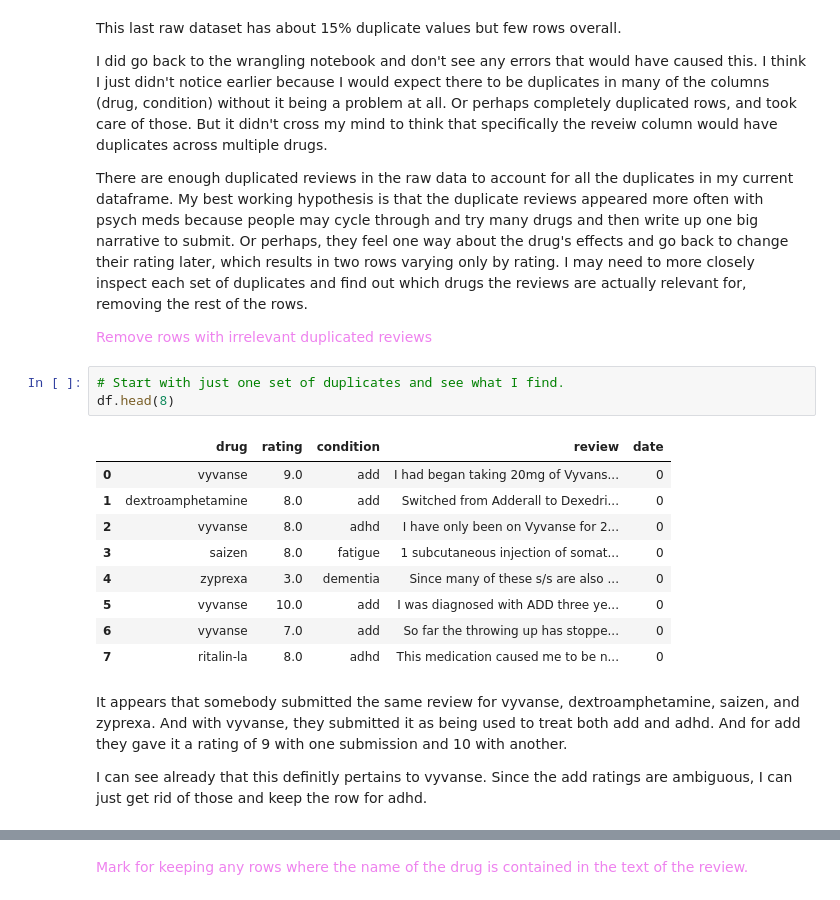
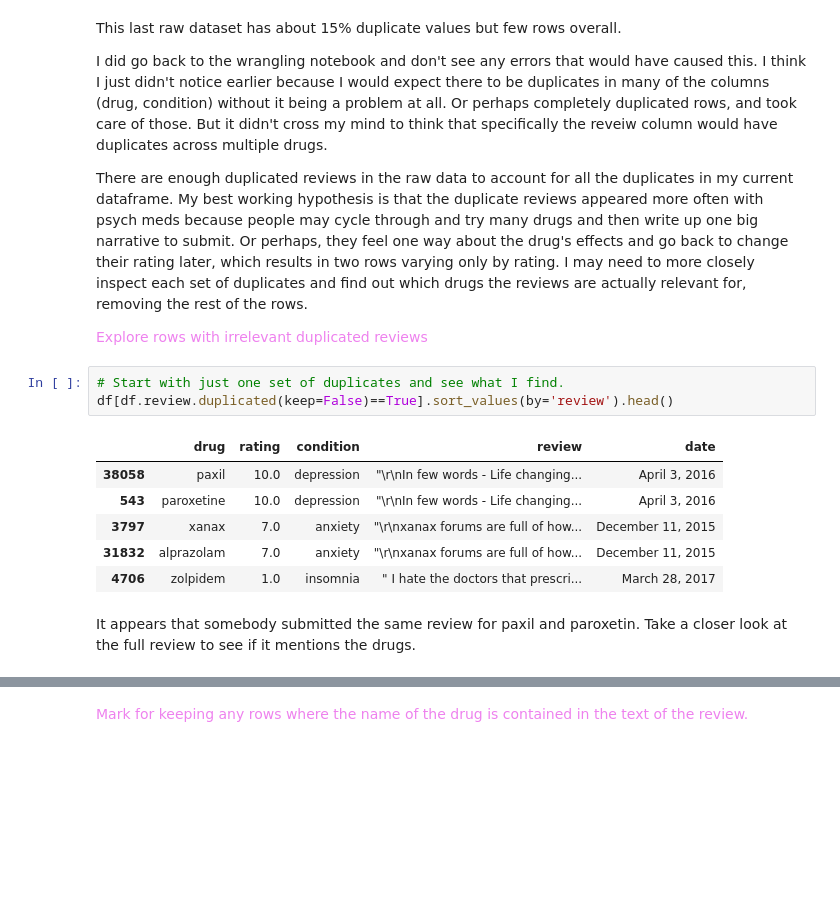
Before and after one commit to fractaldatalearning/psychedelic_efficacy, a Jupyter notebook: notebooks/2-kl-wrangle_duplicates.ipynb, the cells around one changed output, grey strips where cells are left out. Drawn from its saved outputs; the diff is of its cells as text; blank space fills up the shorter version.

```diff
--- a/notebooks/2-kl-wrangle_duplicates.ipynb
+++ b/notebooks/2-kl-wrangle_duplicates.ipynb
@@ -183,21 +183,16 @@ I did go back to the wrangling notebook and don't see any errors that would have
 
 There are enough duplicated reviews in the raw data to account for all the duplicates in my current dataframe. My best working hypothesis is that the duplicate reviews appeared more often with psych meds because people may cycle through and try many drugs and then write up one big narrative to submit. Or perhaps, they feel one way about the drug's effects and go back to change their rating later, which results in two rows varying only by rating. I may need to more closely inspect each set of duplicates and find out which drugs the reviews are actually relevant for, removing the rest of the rows.
 
-<font color='violet'> Remove rows with irrelevant duplicated reviews
+<font color='violet'> Explore rows with irrelevant duplicated reviews
 # %%
 # Start with just one set of duplicates and see what I find.
-df.head(8)
+df[df.review.duplicated(keep=False)==True].sort_values(by='review').head()
 # %% [output]
 |  | drug | rating | condition | review | date |
-| 0 | vyvanse | 9.0 | add | I had began taking 20mg of Vyvans... | 0 |
-| 1 | dextroamphetamine | 8.0 | add | Switched from Adderall to Dexedri... | 0 |
-| 2 | vyvanse | 8.0 | adhd | I have only been on Vyvanse for 2... | 0 |
-| 3 | saizen | 8.0 | fatigue | 1 subcutaneous injection of somat... | 0 |
-| 4 | zyprexa | 3.0 | dementia | Since many of these s/s are also ... | 0 |
-| 5 | vyvanse | 10.0 | add | I was diagnosed with ADD three ye... | 0 |
-| 6 | vyvanse | 7.0 | add | So far the throwing up has stoppe... | 0 |
-| 7 | ritalin-la | 8.0 | adhd | This medication caused me to be n... | 0 |
+| 38058 | paxil | 10.0 | depression | "\r\nIn few words - Life changing... | April 3, 2016 |
+| 543 | paroxetine | 10.0 | depression | "\r\nIn few words - Life changing... | April 3, 2016 |
+| 3797 | xanax | 7.0 | anxiety | "\r\nxanax forums are full of how... | December 11, 2015 |
+| 31832 | alprazolam | 7.0 | anxiety | "\r\nxanax forums are full of how... | December 11, 2015 |
+| 4706 | zolpidem | 1.0 | insomnia | " I hate the doctors that prescri... | March 28, 2017 |
 # %% [markdown]
-It appears that somebody submitted the same review for vyvanse, dextroamphetamine, saizen, and zyprexa. And with vyvanse, they submitted it as being used to treat both add and adhd. And for add they gave it a rating of 9 with one submission and 10 with another.
-
-I can see already that this definitly pertains to vyvanse. Since the add ratings are ambiguous, I can just get rid of those and keep the row for adhd.
+It appears that somebody submitted the same review for paxil and paroxetin. Take a closer look at the full review to see if it mentions the drugs.
```
Also changed, not shown: parts of 73 cells of this notebook, 2 other files.
